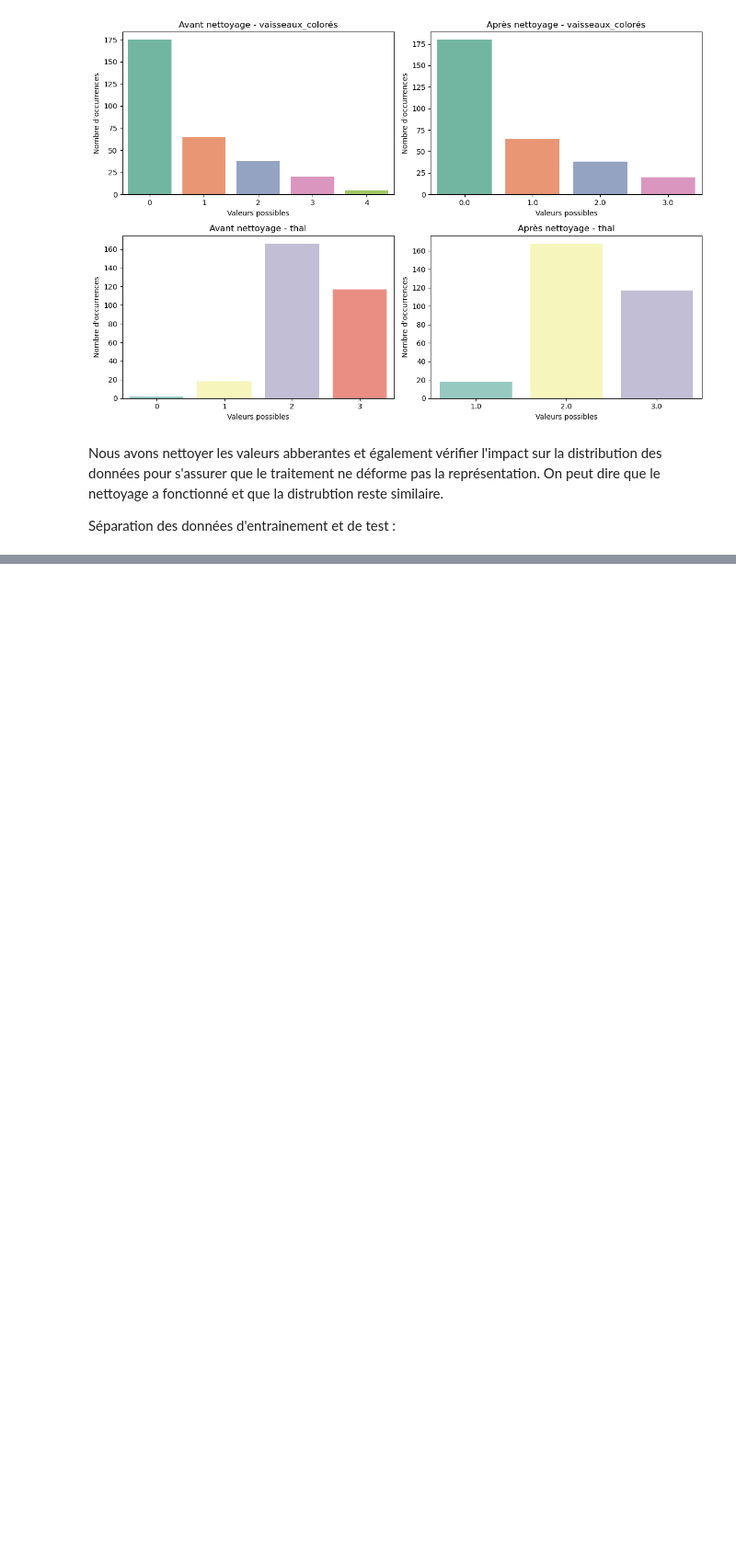
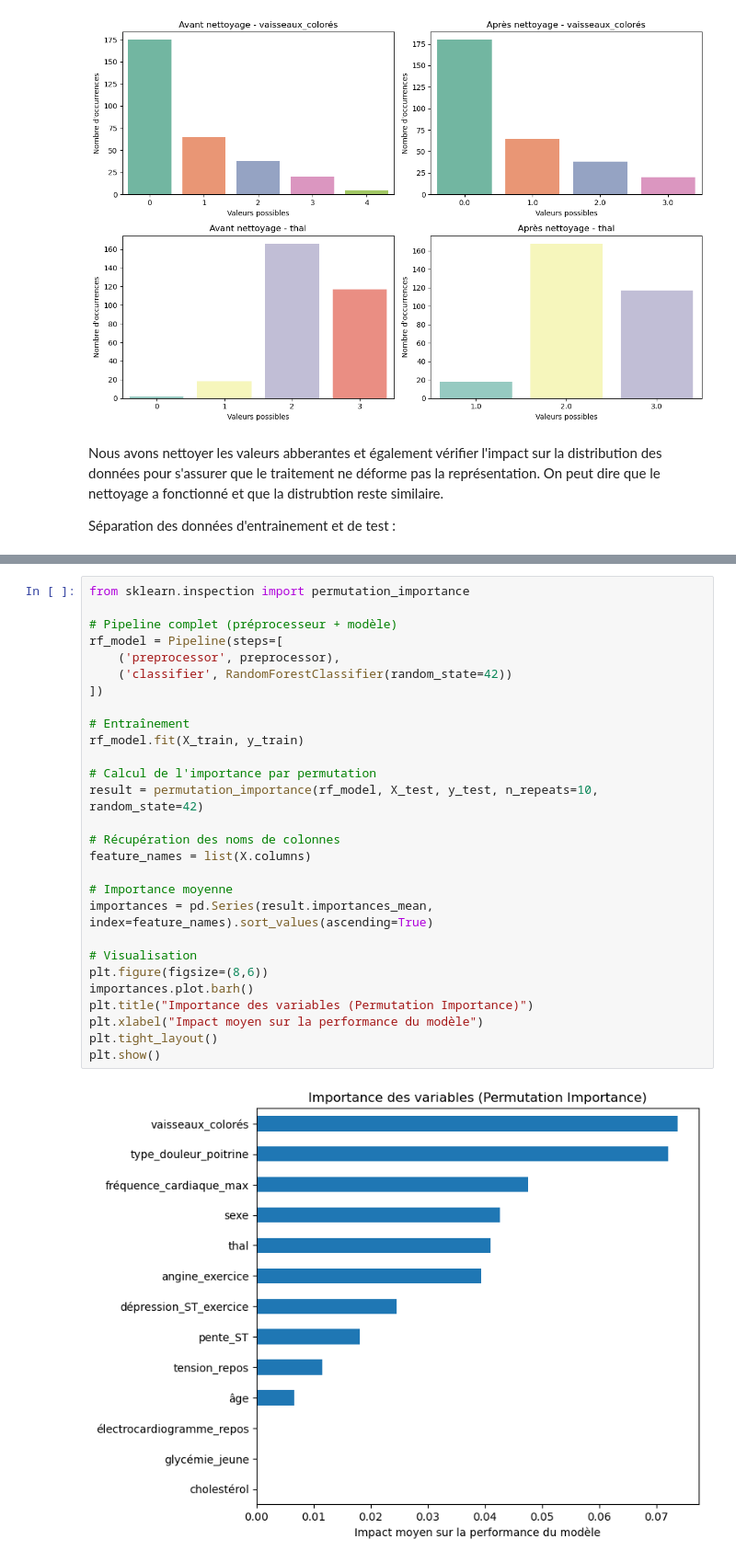
Before and after one commit to Rlang01/Robin-Laurette-Prediction-de-maladies-cardiaques, a Jupyter notebook: Projet-Partie4-1.ipynb, the cells around one changed output, grey strips where cells are left out. Shown: that part at 92% size. Saved outputs shown, nothing was run; the diff lists cells and outputs as text; blank space fills up the shorter version.

```diff
--- a/Projet-Partie4-1.ipynb
+++ b/Projet-Partie4-1.ipynb
@@ -474,0 +690,30 @@ for var in variables:
+# %%
+from sklearn.inspection import permutation_importance
+
+# Pipeline complet (préprocesseur + modèle)
+rf_model = Pipeline(steps=[
+    ('preprocessor', preprocessor),
+    ('classifier', RandomForestClassifier(random_state=42))
+])
+
+# Entraînement
+rf_model.fit(X_train, y_train)
+
+# Calcul de l'importance par permutation
+result = permutation_importance(rf_model, X_test, y_test, n_repeats=10, random_state=42)
+
+# Récupération des noms de colonnes
+feature_names = list(X.columns)
+
+# Importance moyenne
+importances = pd.Series(result.importances_mean, index=feature_names).sort_values(ascending=True)
+
+# Visualisation
+plt.figure(figsize=(8,6))
+importances.plot.barh()
+plt.title("Importance des variables (Permutation Importance)")
+plt.xlabel("Impact moyen sur la performance du modèle")
+plt.tight_layout()
+plt.show()
+# %% [output]
+[figure, added]
```
Also changed, not shown: parts of 27 cells of this notebook.
